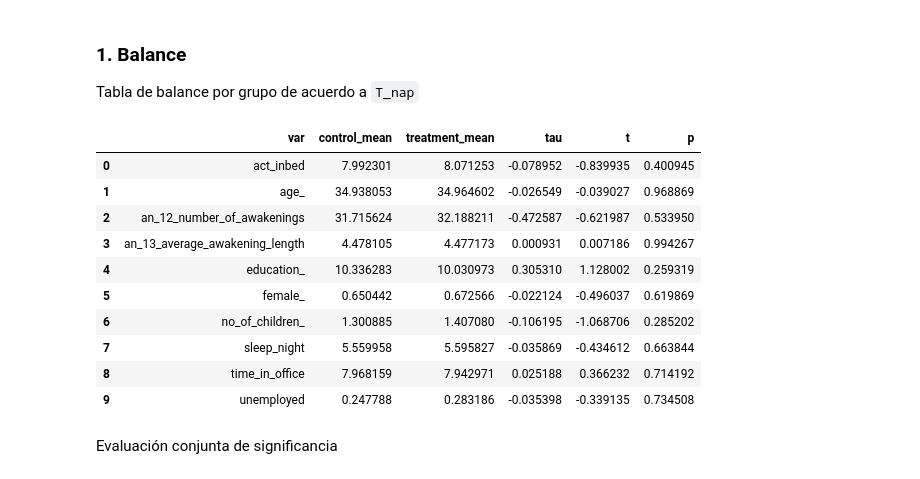
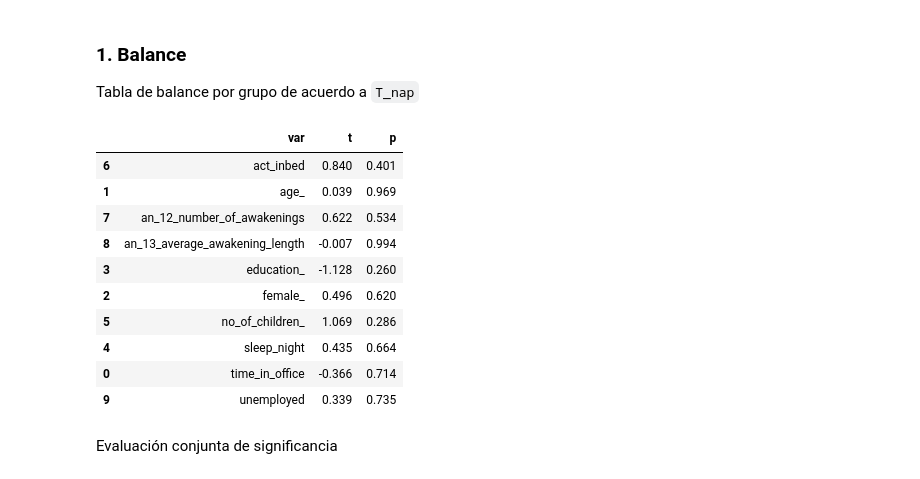
Before and after one commit to ArturoSbr/EmtrAp-hw01, a Jupyter notebook: cod/main.ipynb, the cells around one changed output. Cells and saved outputs as stored; diff of their text form; code cells hidden in the pictures.

Commit message:
More efficient t-tests in Q1.1

```diff
--- a/cod/main.ipynb
+++ b/cod/main.ipynb
@@ -26,43 +26,37 @@ d3 = pd.read_csv('../dat/completa.csv')
 ### 1. Balance
 Tabla de balance por grupo de acuerdo a `T_nap`
 # %%
-# Declarar número de individuos por grupo
-n0, n1 = d1.groupby('T_nap').size()
-
-# Seleccionar 12 variables basales
+# Seleccionar 10 variables basales
 X = ['time_in_office','age_','female_','education_','sleep_night','no_of_children_','act_inbed',
      'an_12_number_of_awakenings','an_13_average_awakening_length','unemployed']
 
-# Medias de variables basales por grupo
-t = d1.groupby('T_nap')[X].agg(['mean','var'])
+# Inicializar lista
+d = []
 
-# Ajustes estéticos a t
-t = t.transpose().reset_index()
-t.columns = ['var','fun','control','treatment']
-t = t.pivot(index='var', columns='fun')
-t.columns = ['_'.join(col) for col in t.columns]
+# Medias de variables basales
+for x in X:
+    # Grupos
+    b, a = d1.groupby('T_nap')[x].apply(np.array)
+    # t-test
+    test = stats.ttest_ind(a=a, b=b, equal_var=False, nan_policy='omit')
+    # Agregar a lista
+    d.append([x] + list(test))
 
-# Calcular estadísticos
-t['tau'] = t['control_mean'] - t['treatment_mean']
-t['tau_var'] = t['control_var'].div(n0) + t['treatment_var'].div(n1)
-t['t'] = t['tau'].div(np.sqrt(t['tau_var']))
-t['p'] = (1 - stats.norm().cdf(t['t'].abs())) * 2
-
-# Resultado presentable
-t = t[['control_mean','treatment_mean','tau','t','p']].reset_index()
-t
+# A tabla
+t = pd.DataFrame(data=d, columns=['var','t','p']).sort_values('var')
+t.round(3)
 # %% [output]
-|  | var | control_mean | treatment_mean | tau | t | p |
-| 0 | act_inbed | 7.992301 | 8.071253 | -0.078952 | -0.839935 | 0.400945 |
-| 1 | age_ | 34.938053 | 34.964602 | -0.026549 | -0.039027 | 0.968869 |
-| 2 | an_12_number_of_awakenings | 31.715624 | 32.188211 | -0.472587 | -0.621987 | 0.533950 |
-| 3 | an_13_average_awakening_length | 4.478105 | 4.477173 | 0.000931 | 0.007186 | 0.994267 |
-| 4 | education_ | 10.336283 | 10.030973 | 0.305310 | 1.128002 | 0.259319 |
-| 5 | female_ | 0.650442 | 0.672566 | -0.022124 | -0.496037 | 0.619869 |
-| 6 | no_of_children_ | 1.300885 | 1.407080 | -0.106195 | -1.068706 | 0.285202 |
-| 7 | sleep_night | 5.559958 | 5.595827 | -0.035869 | -0.434612 | 0.663844 |
-| 8 | time_in_office | 7.968159 | 7.942971 | 0.025188 | 0.366232 | 0.714192 |
-| 9 | unemployed | 0.247788 | 0.283186 | -0.035398 | -0.339135 | 0.734508 |
+|  | var | t | p |
+| 6 | act_inbed | 0.840 | 0.401 |
+| 1 | age_ | 0.039 | 0.969 |
+| 7 | an_12_number_of_awakenings | 0.622 | 0.534 |
+| 8 | an_13_average_awakening_length | -0.007 | 0.994 |
+| 3 | education_ | -1.128 | 0.260 |
+| 2 | female_ | 0.496 | 0.620 |
+| 5 | no_of_children_ | 1.069 | 0.286 |
+| 4 | sleep_night | 0.435 | 0.664 |
+| 0 | time_in_office | -0.366 | 0.714 |
+| 9 | unemployed | 0.339 | 0.735 |
 # %% [markdown]
 Evaluación conjunta de significancia
 # %%
```
Also changed, not shown: parts of 3 cells of this notebook.
